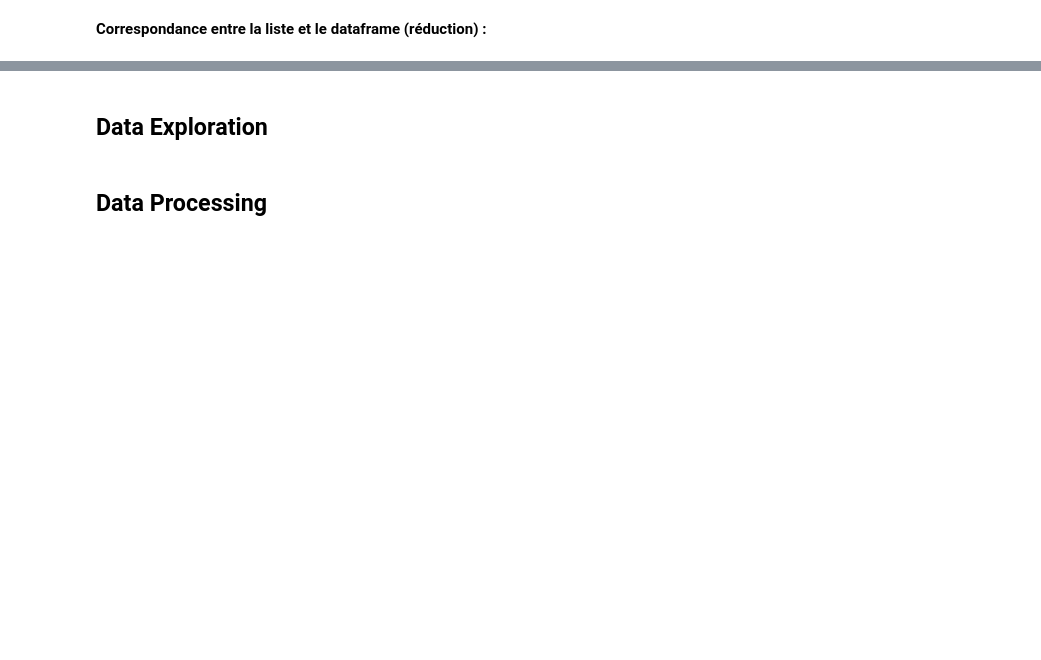
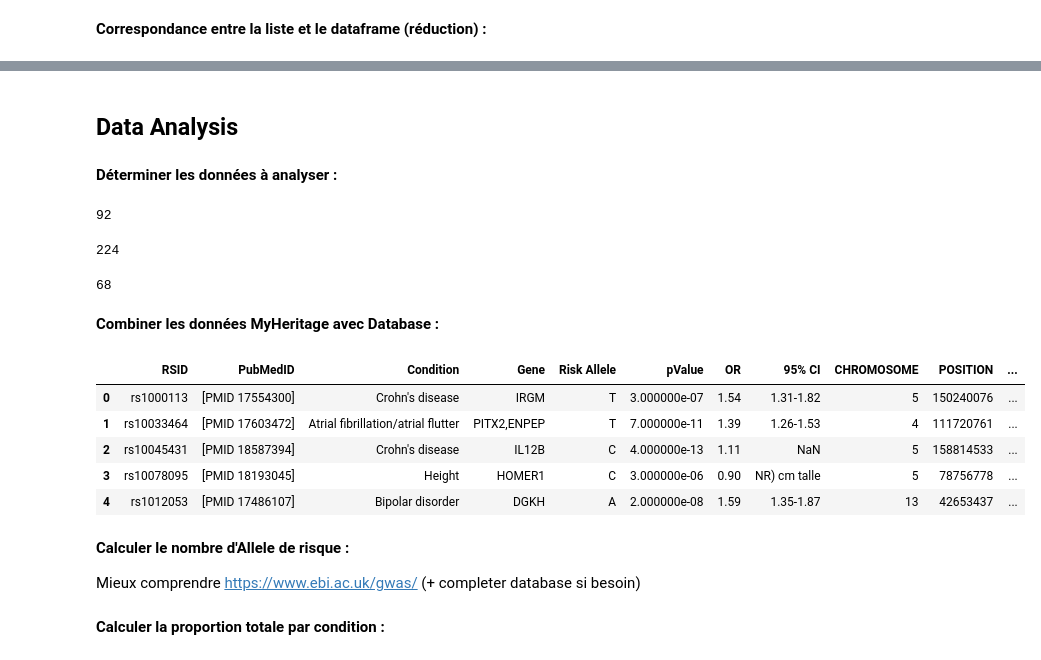
Before and after one commit to fabienfrfr/SNP_DNA_ANALYSIS, a Jupyter notebook: MYHeritage_DS_ADN.ipynb, the cells around one changed output, grey strips where cells are left out. Saved outputs shown, nothing was run; the diff lists cells and outputs as text; code cells hidden in the pictures; blank space fills up the shorter version.

```diff
--- a/MYHeritage_DS_ADN.ipynb
+++ b/MYHeritage_DS_ADN.ipynb
@@ -123,0 +220,4 @@ snp_df[['RSID','ID_LIST']].to_csv('rsid_referenced.csv', index=False)
+# %%
+# checkpoint
+gwas_df = pd.read_csv('GWAS_DATA.csv')
+gwas_df.head()
@@ -124,4 +231,38 @@ snp_df[['RSID','ID_LIST']].to_csv('rsid_referenced.csv', index=False)
 # %% [markdown]
-## Data Exploration
+## Data Analysis
-# %% [markdown]
-## Data Processing
+# %%
+df_exp = gwas_df.copy()
+df_exp.rename(columns={'SNP': 'RSID'}, inplace=True)
+# %% [markdown]
+**Déterminer les données à analyser :**
+# %%
+# risk is relevant
+isna = df_exp['Risk Allele'].isna().sum()
+notna = df_exp['Risk Allele'].notna().sum()
+display(isna,notna)
+# %% [output]
+92
+224
+# %%
+df_exp = df_exp[df_exp['Risk Allele'].notna()]
+# condition diversity number
+Condition = df_exp.groupby(['Condition']).apply(lambda x:x.index).index
+print(Condition.size)
+# %% [output]
+68
+# %% [markdown]
+**Combiner les données MyHeritage avec Database :**
+# %%
+df_exp = df_exp.merge(df, how='inner', on=['RSID'])
+df_exp.head()
+# %% [output]
+|  | RSID | PubMedID | Condition | Gene | Risk Allele | pValue | OR | 95% CI | CHROMOSOME | POSITION | ... |
+| 0 | rs1000113 | [PMID 17554300] | Crohn's disease | IRGM | T | 3.000000e-07 | 1.54 | 1.31-1.82 | 5 | 150240076 | ... |
+| 1 | rs10033464 | [PMID 17603472] | Atrial fibrillation/atrial flutter | PITX2,ENPEP | T | 7.000000e-11 | 1.39 | 1.26-1.53 | 4 | 111720761 | ... |
+| 2 | rs10045431 | [PMID 18587394] | Crohn's disease | IL12B | C | 4.000000e-13 | 1.11 | NaN | 5 | 158814533 | ... |
+| 3 | rs10078095 | [PMID 18193045] | Height | HOMER1 | C | 3.000000e-06 | 0.90 | NR) cm talle | 5 | 78756778 | ... |
+| 4 | rs1012053 | [PMID 17486107] | Bipolar disorder | DGKH | A | 2.000000e-08 | 1.59 | 1.35-1.87 | 13 | 42653437 | ... |
+# %% [markdown]
+**Calculer le nombre d'Allele de risque :**
+
+Mieux comprendre https://www.ebi.ac.uk/gwas/ (+ completer database si besoin)
@@ -127,0 +275,2 @@ snp_df[['RSID','ID_LIST']].to_csv('rsid_referenced.csv', index=False)
+# %% [markdown]
+**Calculer la proportion totale par condition :**
```
Also changed, not shown: parts of 17 cells of this notebook, 2 other files.
